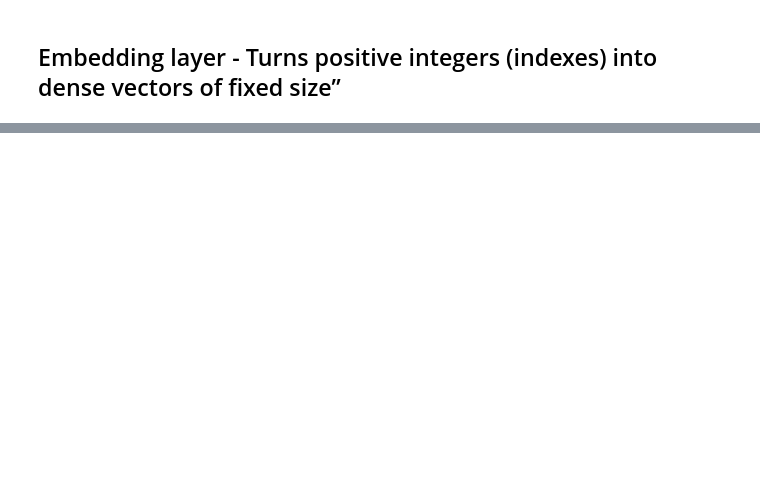
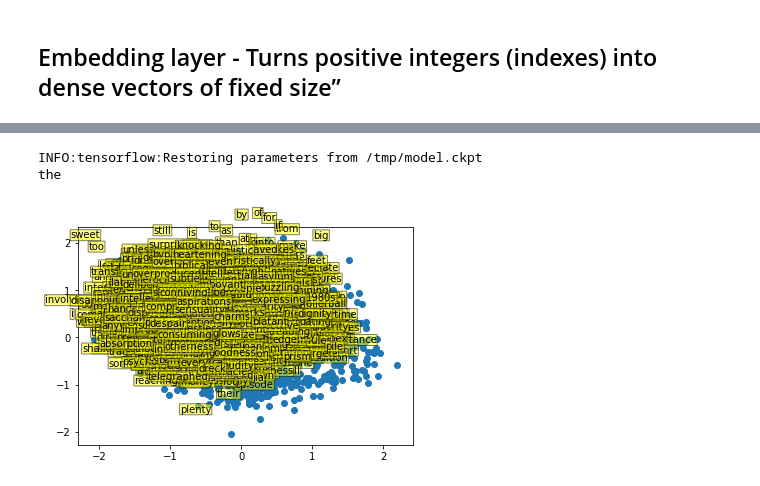
Before and after one commit to mattdns1006/Embedding-txt8, a Jupyter notebook: main.ipynb, the cells around one changed output, grey strips where cells are left out. Saved outputs shown, nothing was run; the diff lists cells and outputs as text; code cells hidden in the pictures; blank space fills up the shorter version.

```diff
--- a/main.ipynb
+++ b/main.ipynb
@@ -44,7 +71,9 @@ test_df.head()
 # %%
+n_sentences = df.shape[0]
 Tokenizer = text.Tokenizer()
-Tokenizer.fit_on_texts(list(np.concatenate((X_train,X_test),axis=0)))
-get_token_key = lambda num: list(Tokenizer.word_index.keys())[list(Tokenizer.word_index.values()).index(num)] #inverse
+Tokenizer.fit_on_texts(df)
+inverse_tokenizer = lambda num: list(Tokenizer.word_index.keys())[list(Tokenizer.word_index.values()).index(num)] #inverse
+inverse_tokenizer_sentence = lambda sentence: list(map(inverse_tokenizer,sentence))
 vocab_size = len(Tokenizer.word_index) + 1
 print("There are {0} unique words in data set.".format(vocab_size))
 # %% [output]
@@ -81,0 +81,7 @@ Y_train = utils.to_categorical(Y_train, N_OUT)
+# %%
+words = Tokenizer.word_index.keys()
+encoded_text = Tokenizer.texts_to_sequences(df)
+obs = 1
+print(df[obs])
+print(encoded_text[obs])
+print(inverse_tokenizer_sentence(encoded_text[obs]))
@@ -89,0 +156,18 @@ x_emb = tf.nn.embedding_lookup(word_embeddings, x) #lookup action on the embeddi
+# %%
+n = 30000
+with tf.Session() as sess:
+    init = tf.global_variables_initializer()
+    sess.run(init)
+    generate_batch = data_gen()
+    cur_losses = []
+    for i in range(n):
+        data = next(generate_batch)
+        feed_dict = {train_inputs: data[:,0],train_labels:data[:,[1]]}
+        _, cur_loss = sess.run([optimizer, loss], feed_dict=feed_dict)
+        cur_losses.append(cur_loss)
+        if i % 1000 == 0:
+            print("{0} of {1} with loss of {2:.3f}".format(i,n,np.mean(cur_losses)))
+            cur_losses = []
+    save_path = saver.save(sess, "/tmp/model.ckpt")
+    idx = np.arange(1,vocab_size)
+    learnt_embed = embed.eval(feed_dict={train_inputs:idx})
@@ -89,0 +192,25 @@ x_emb = tf.nn.embedding_lookup(word_embeddings, x) #lookup action on the embeddi
+# %%
+pca = PCA(n_components=2)
+X_embedded = pca.fit_transform(learnt_embed)
+labels = inverse_tokenizer_sentence(idx)
+# %%
+with tf.Session() as sess:
+    saver.restore(sess, "/tmp/model.ckpt")
+    word = 1
+    print(inverse_tokenizer(word))
+    logits_ = logits.eval(feed_dict={train_inputs:np.array([word])})
+# %% [output]
+INFO:tensorflow:Restoring parameters from /tmp/model.ckpt
+the
+# %%
+plt.scatter(X_embedded[:, 0], X_embedded[:, 1], marker='o',
+    cmap=plt.get_cmap('Spectral'))
+for label, x, y in zip(labels, X_embedded[:, 0], X_embedded[:, 1]):
+    plt.annotate(
+        label,
+        xy=(x, y), xytext=(-20, 20),
+        textcoords='offset points', ha='right', va='bottom',
+        bbox=dict(boxstyle='round,pad=0.05', fc='yellow', alpha=0.5))
+        #arrowprops=dict(arrowstyle = '->', connectionstyle='arc3,rad=0'))
+# %% [output]
+[figure, added]
```
Also changed, not shown: parts of 20 cells of this notebook.
